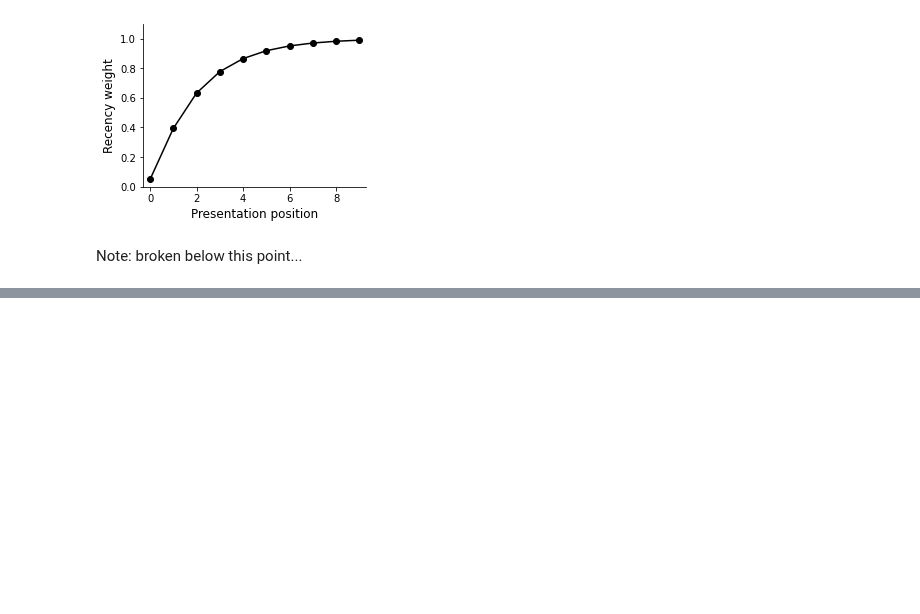
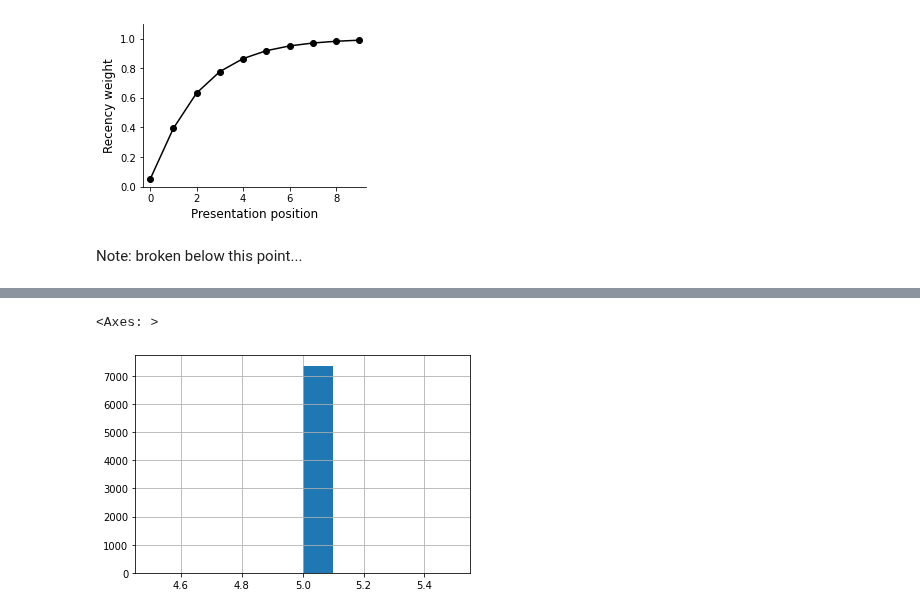
Before and after one commit to jeremymanning/attention-memory-task, a Jupyter notebook: code/data_loader.ipynb, the cells around one changed output, grey strips where cells are left out. Cells and saved outputs as stored; diff of their text form; code cells hidden in the pictures; blank space fills up the shorter version.

```diff
--- a/code/data_loader.ipynb
+++ b/code/data_loader.ipynb
@@ -1074,0 +1076,5 @@ sustained
+# %%
+variable['Number of same-category cues'].hist()
+# %% [output]
+<Axes: >
+[figure, added]
```
Also changed, not shown: parts of 9 cells of this notebook.
